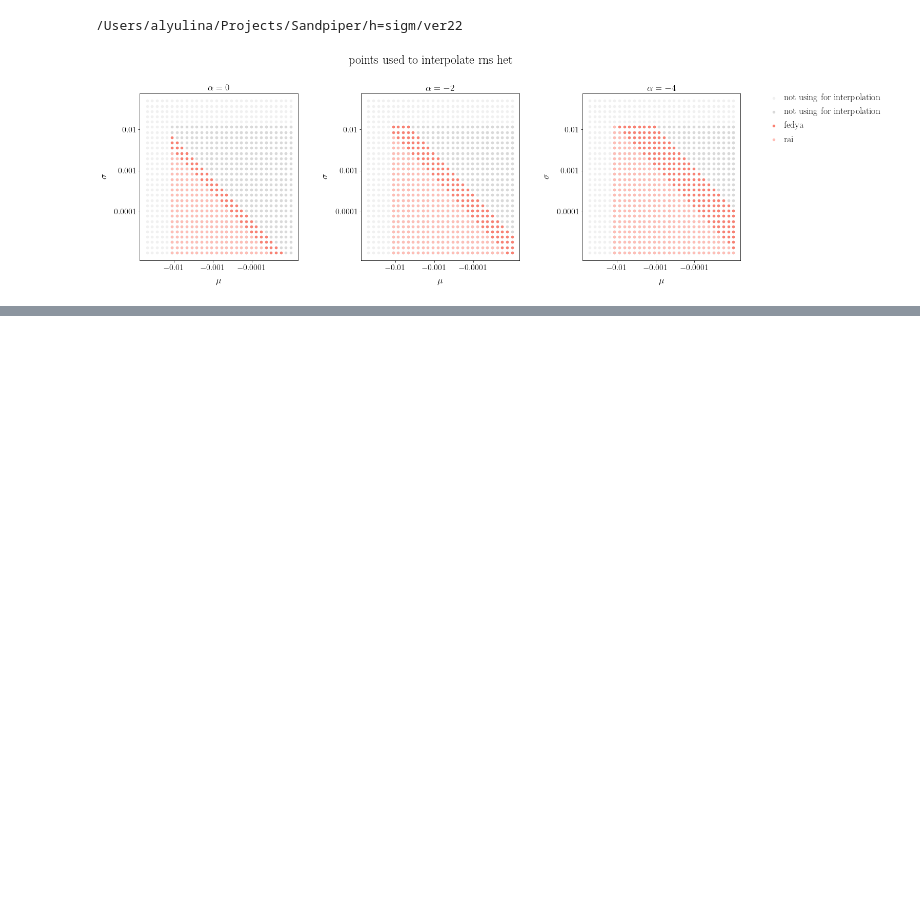
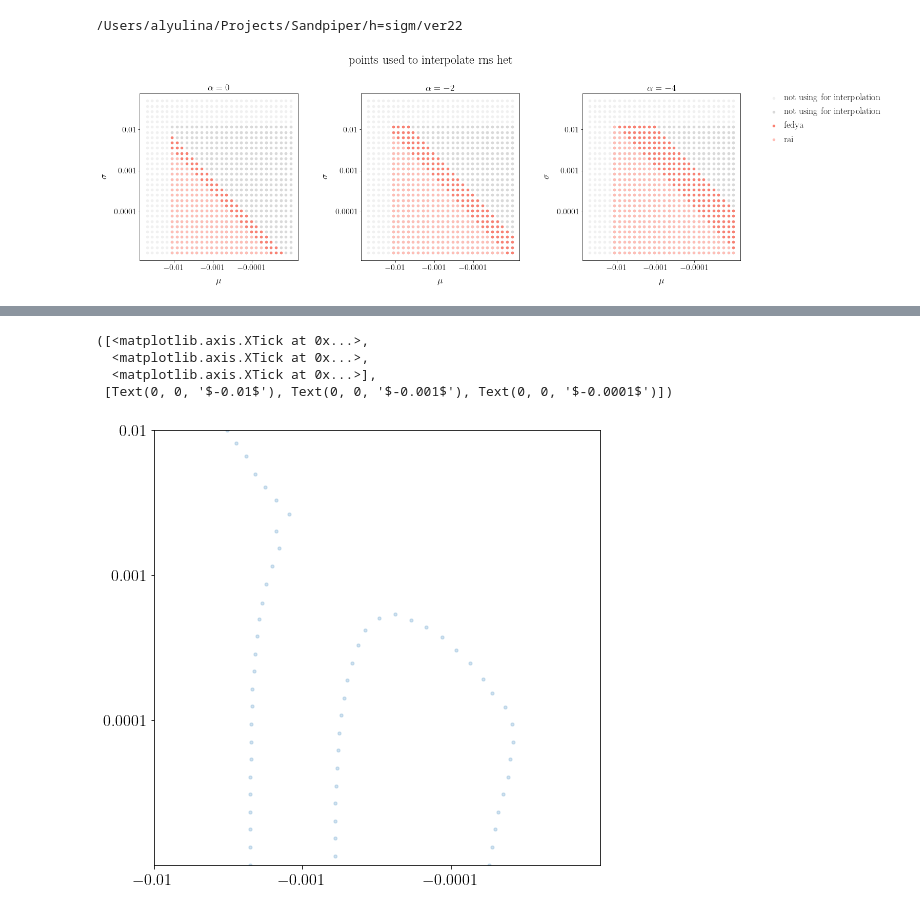
Before and after one commit to alyulina/spoon-billed-sandpiper, a Jupyter notebook: notebook-ver22.ipynb, the cells around one changed output, grey strips where cells are left out. Cells and saved outputs as stored; diff of their text form; code cells hidden in the pictures; blank space fills up the shorter version.

```diff
--- a/notebook-ver22.ipynb
+++ b/notebook-ver22.ipynb
@@ -283,0 +385,13 @@ for i in range(len(alpha_beta)):
+# %%
+length = 0
+for i in range(len(temp) - 1):
+    length += math.sqrt((temp[i + 1][0] - temp[i][0]) ** 2 + (temp[i + 1][1] - temp[i][1]) ** 2)
+# %%
+indices = [0]
+index = 0
+while len(temp) - index > 5:
+    for i in range(index, len(temp)):
+        if math.sqrt((temp[index][0] - temp[i][0]) ** 2 + (temp[index][1] - temp[i][1]) ** 2) > 0.25:
+            index = i
+            indices.append(index)
+            break
@@ -283,0 +402,20 @@ for i in range(len(alpha_beta)):
+# %%
+# extracting and plotting points within contours:
+
+plt.figure(figsize=(8, 8))
+
+plt.scatter(temp[indices][:, 0], temp[indices][:, 1], s=10, alpha=0.2)
+
+plt.xlim(-np.log(abs(-0.01)), -np.log(abs(0.00001)))
+plt.ylim(np.log(abs(0.00001)), np.log(abs(0.01)))
+
+plt.yticks([np.log(0.01), np.log(0.001), np.log(0.0001)], [r'$0.01$', r'$0.001$', r'$0.0001$'], fontsize=16)
+plt.xticks([-np.log(abs(-0.01)), -np.log(abs(-0.001)), -np.log(abs(-0.0001))], [r'$-0.01$', r'$-0.001$', r'$-0.0001$'], fontsize=16)
+
+# plt.savefig('rns-het-err=-0.1_0.1_interpn.png', dpi=300, bbox_inches='tight')
+# %% [output]
+([<matplotlib.axis.XTick at 0x...>,
+  <matplotlib.axis.XTick at 0x...>,
+  <matplotlib.axis.XTick at 0x...>],
+ [Text(0, 0, '$-0.01$'), Text(0, 0, '$-0.001$'), Text(0, 0, '$-0.0001$')])
+[figure, added]
```
Also changed, not shown: parts of 8 cells of this notebook.
